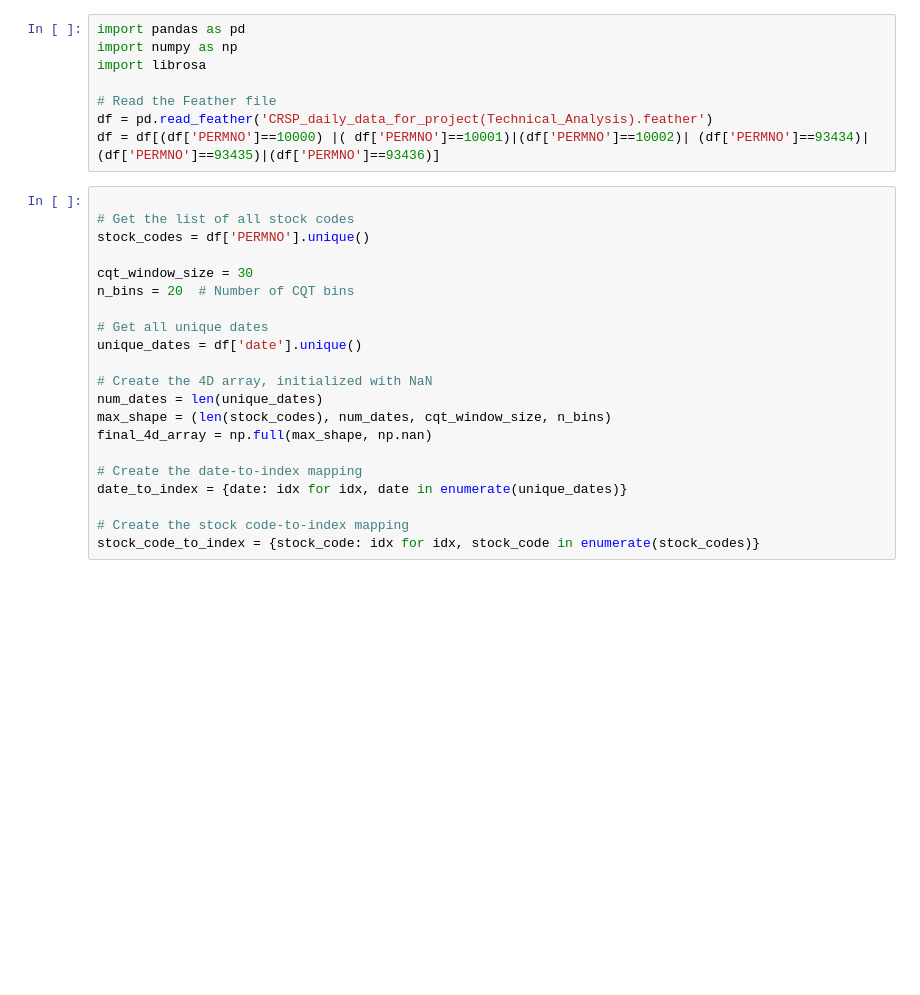
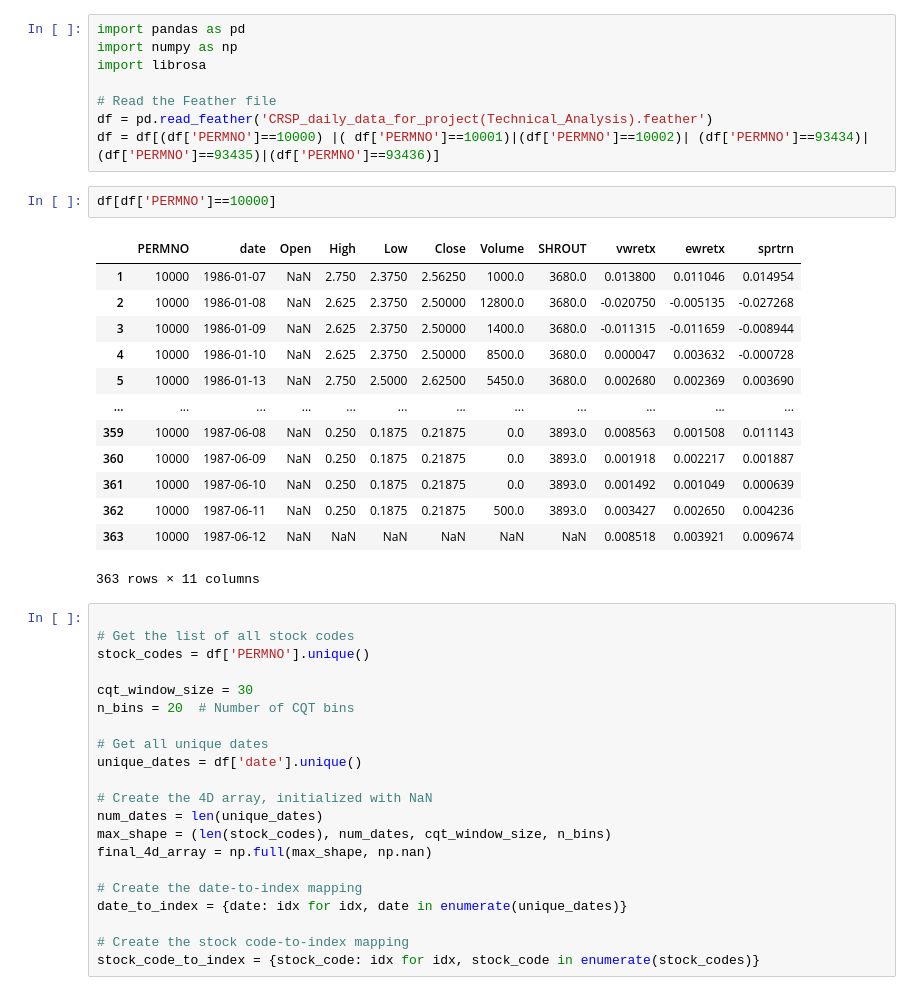
Before and after one commit to tushar2407/MGTF430, a Jupyter notebook: constantq.ipynb, the cells around one changed output. Saved outputs shown, nothing was run; the diff lists cells and outputs as text; blank space fills up the shorter version.

```diff
--- a/constantq.ipynb
+++ b/constantq.ipynb
@@ -6,6 +26,22 @@ import librosa
 # Read the Feather file
 df = pd.read_feather('CRSP_daily_data_for_project(Technical_Analysis).feather')
 df = df[(df['PERMNO']==10000) |( df['PERMNO']==10001)|(df['PERMNO']==10002)| (df['PERMNO']==93434)|(df['PERMNO']==93435)|(df['PERMNO']==93436)]
+# %%
+df[df['PERMNO']==10000]
+# %% [output]
+|  | PERMNO | date | Open | High | Low | Close | Volume | SHROUT | vwretx | ewretx | sprtrn |
+| 1 | 10000 | 1986-01-07 | NaN | 2.750 | 2.3750 | 2.56250 | 1000.0 | 3680.0 | 0.013800 | 0.011046 | 0.014954 |
+| 2 | 10000 | 1986-01-08 | NaN | 2.625 | 2.3750 | 2.50000 | 12800.0 | 3680.0 | -0.020750 | -0.005135 | -0.027268 |
+| 3 | 10000 | 1986-01-09 | NaN | 2.625 | 2.3750 | 2.50000 | 1400.0 | 3680.0 | -0.011315 | -0.011659 | -0.008944 |
+| 4 | 10000 | 1986-01-10 | NaN | 2.625 | 2.3750 | 2.50000 | 8500.0 | 3680.0 | 0.000047 | 0.003632 | -0.000728 |
+| 5 | 10000 | 1986-01-13 | NaN | 2.750 | 2.5000 | 2.62500 | 5450.0 | 3680.0 | 0.002680 | 0.002369 | 0.003690 |
+| ... | ... | ... | ... | ... | ... | ... | ... | ... | ... | ... | ... |
+| 359 | 10000 | 1987-06-08 | NaN | 0.250 | 0.1875 | 0.21875 | 0.0 | 3893.0 | 0.008563 | 0.001508 | 0.011143 |
+| 360 | 10000 | 1987-06-09 | NaN | 0.250 | 0.1875 | 0.21875 | 0.0 | 3893.0 | 0.001918 | 0.002217 | 0.001887 |
+| 361 | 10000 | 1987-06-10 | NaN | 0.250 | 0.1875 | 0.21875 | 0.0 | 3893.0 | 0.001492 | 0.001049 | 0.000639 |
+| 362 | 10000 | 1987-06-11 | NaN | 0.250 | 0.1875 | 0.21875 | 500.0 | 3893.0 | 0.003427 | 0.002650 | 0.004236 |
+| 363 | 10000 | 1987-06-12 | NaN | NaN | NaN | NaN | NaN | NaN | 0.008518 | 0.003921 | 0.009674 |
+363 rows × 11 columns
 # %%
 
 # Get the list of all stock codes
```
Also changed, not shown: parts of 16 cells of this notebook, 1 other file.
